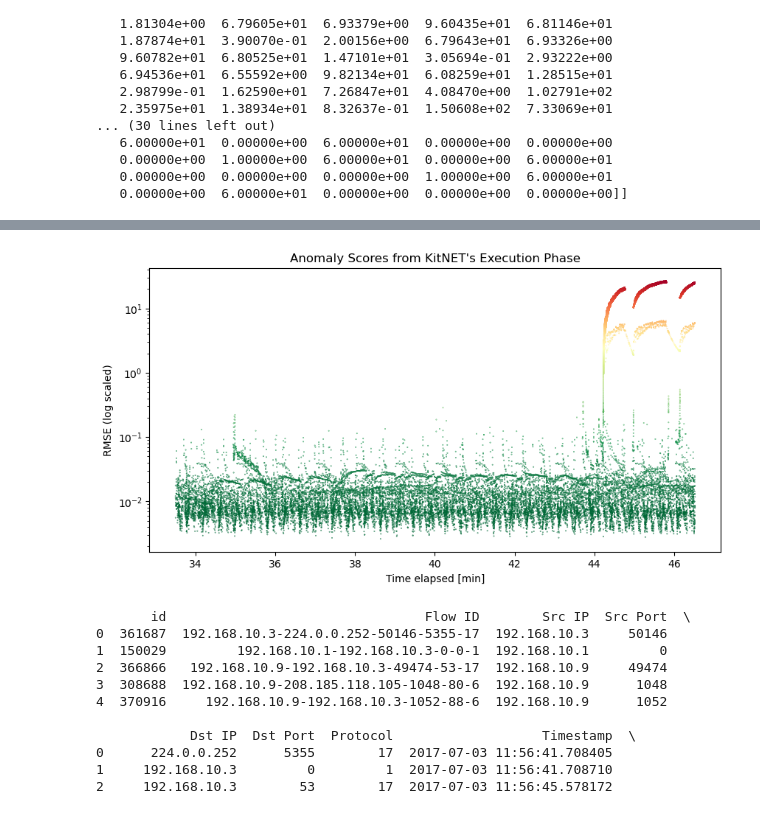
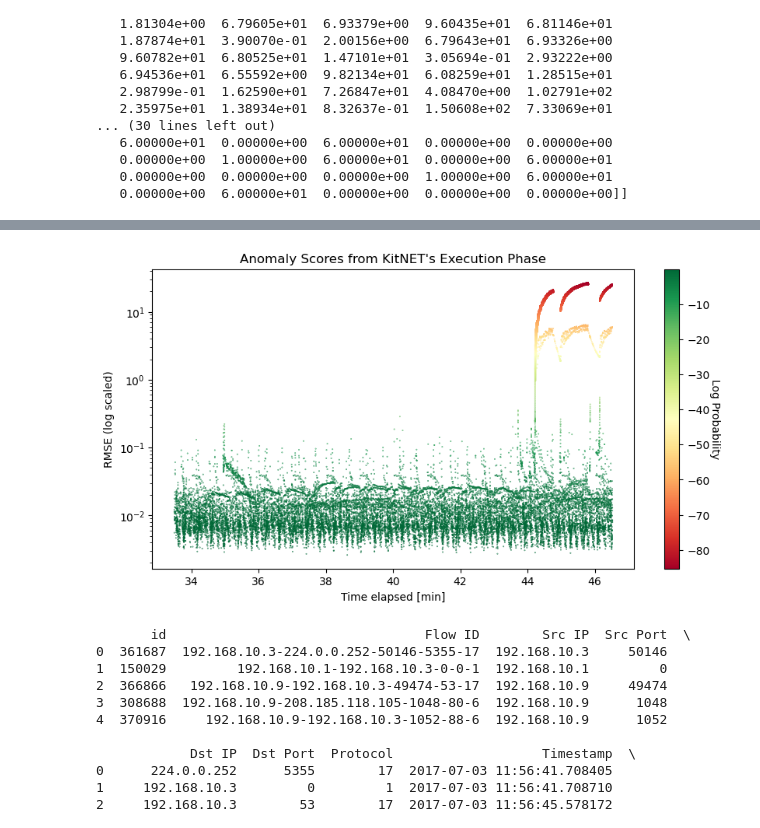
Before and after one commit to thomasmarchioro3/unsupervised_nids, a Jupyter notebook: notebooks/mirsky2018kitsune.ipynb, the cells around one changed output, grey strips where cells are left out. Saved outputs shown, nothing was run; the diff lists cells and outputs as text; code cells hidden in the pictures.

```diff
--- a/notebooks/mirsky2018kitsune.ipynb
+++ b/notebooks/mirsky2018kitsune.ipynb
@@ -71,31 +71,21 @@ log_probs = norm.logsf(np.log(errors), np.mean(benign_examples), np.std(benign_e
 # %%
 plt.figure(figsize=(10,5))
 fig = plt.scatter(
     timestamps[55000:],
     errors,
     s=0.1,
     c=log_probs,
     cmap='RdYlGn'
 )
 plt.yscale("log")
 plt.title("Anomaly Scores from KitNET's Execution Phase")
 plt.ylabel("RMSE (log scaled)")
 plt.xlabel("Time elapsed [min]")
-plt.annotate(
-    'Mirai C&C channel opened [Telnet]',
-    xy=(timestamps[71662-55000],errors[71662-55000]),
-    xytext=(timestamps[58000-55000],1),
-    arrowprops=dict(facecolor='black', shrink=0.05),
-)
-plt.annotate(
-    'Mirai Bot Activated\nMirai scans network for vulnerable devices',
-    xy=(timestamps[72662-55000],1),
-    xytext=(timestamps[1],5),
-    arrowprops=dict(facecolor='black', shrink=0.05),
-)
-plt.draw()
+figbar = plt.colorbar()
+figbar.ax.set_ylabel('Log Probability\n ', rotation=270, labelpad=10)
+plt.show()
 # %% [output]
-[figure, old version]
+[figure, new version]
 # %%
 filename = "data/cicids2017/cicids2017_random10.csv"
 
```
Also changed, not shown: parts of 7 cells of this notebook, 1 other file.
